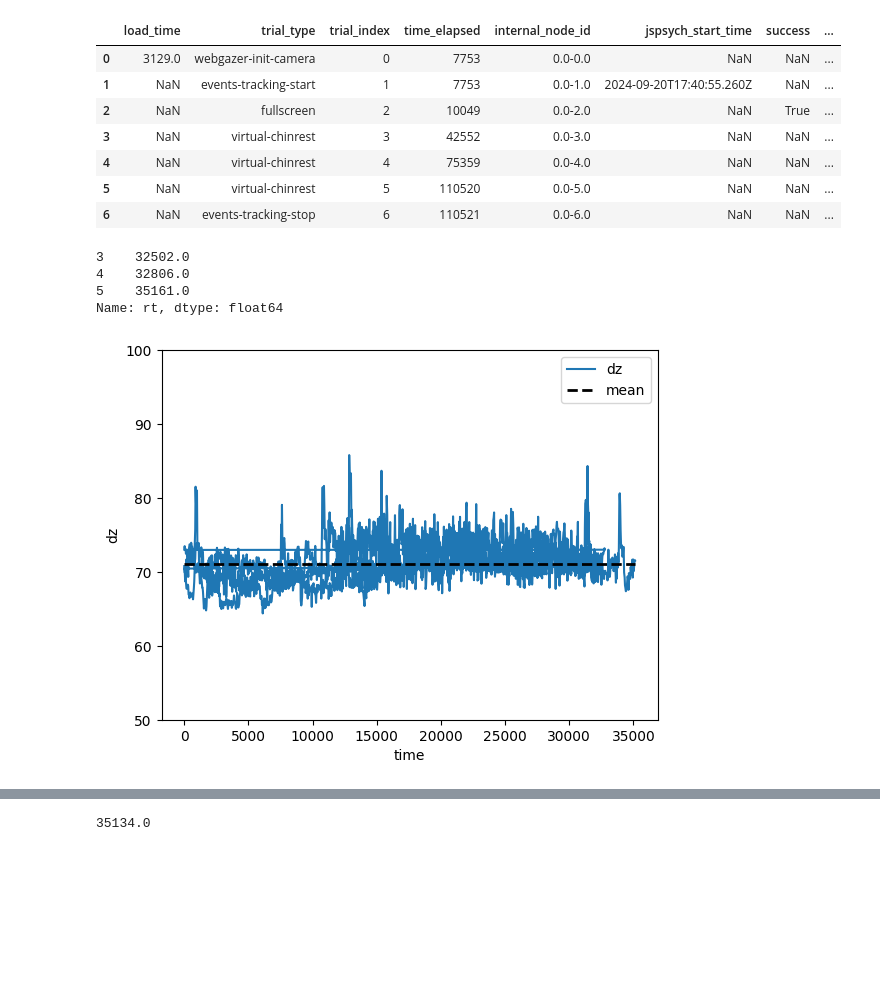
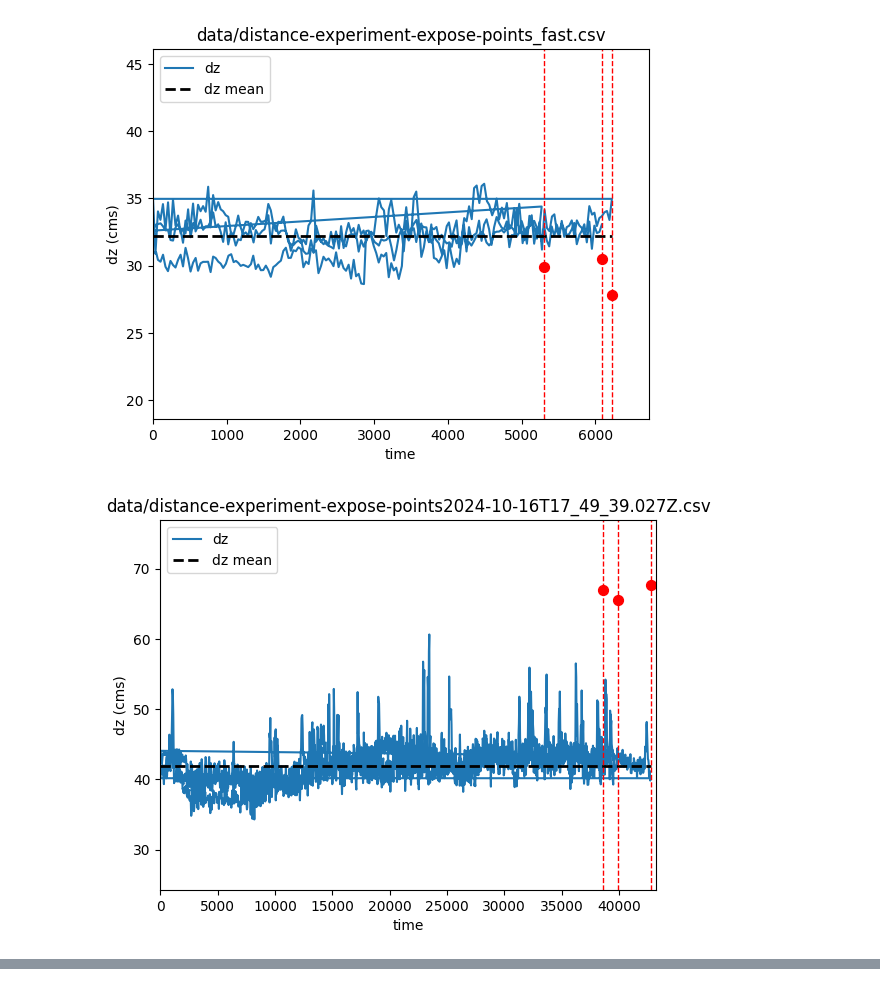
Before and after one commit to agustin-penas/wg-DataAnalysis, a Jupyter notebook: analysis.ipynb, the cells around one changed output, grey strips where cells are left out. Saved outputs shown, nothing was run; the diff lists cells and outputs as text; code cells hidden in the pictures; blank space fills up the shorter version.

```diff
--- a/analysis.ipynb
+++ b/analysis.ipynb
@@ -9,12 +15 @@ import matplotlib.pyplot as plt
-# %%
-df = pd.read_csv('data/distance-experiment-expose-points_1.csv')
-# %% [output]
-|  | load_time | trial_type | trial_index | time_elapsed | internal_node_id | jspsych_start_time | success | ... |
-| 0 | 3129.0 | webgazer-init-camera | 0 | 7753 | 0.0-0.0 | NaN | NaN | ... |
-| 1 | NaN | events-tracking-start | 1 | 7753 | 0.0-1.0 | 2024-09-20T17:40:55.260Z | NaN | ... |
-| 2 | NaN | fullscreen | 2 | 10049 | 0.0-2.0 | NaN | True | ... |
-| 3 | NaN | virtual-chinrest | 3 | 42552 | 0.0-3.0 | NaN | NaN | ... |
-| 4 | NaN | virtual-chinrest | 4 | 75359 | 0.0-4.0 | NaN | NaN | ... |
-| 5 | NaN | virtual-chinrest | 5 | 110520 | 0.0-5.0 | NaN | NaN | ... |
-| 6 | NaN | events-tracking-stop | 6 | 110521 | 0.0-6.0 | NaN | NaN | ... |
 # %%
@@ -34,22 +25,47 @@ df_webgazer = pd.concat(dfs)
-# %%
-df_virtual_chin = df[~df['view_dist_mm'].isna()]
-df_virtual_chin.loc[:, ['view_dist_centimeters']] = df[~df['view_dist_mm'].isna()]['view_dist_mm'] / 10
-# df_virtual_chin[['time_elapsed','view_dist_centimeters']].plot.scatter(x='time_elapsed', y='view_dist_centimeters')
-df_virtual_chin['rt']
-# %% [output]
-3    32502.0
-4    32806.0
-5    35161.0
-Name: rt, dtype: float64
 # %%
-df_webgazer = df_webgazer.astype({"dz":float, "t":float})
-df_webgazer.plot(x='t', y='dz')
-plt.xlabel("time")
-plt.ylabel("dz")
-plt.ylim(50,100)
-plt.hlines(df_webgazer['dz'].mean(), df_webgazer['t'].min(), df_webgazer['t'].max(),color='k', linestyle='--', lw=2, label='mean')
-# plt.vlines(5000, 50, 100)
-plt.legend()
-plt.show()
+files = Path("./data").glob("*.csv")
+
+for file in files:
+    if "distance" in str(file):
+        df = pd.read_csv(file)
+        df_webgazer = generate_webgazer_dataframe(df)
+
+        df_virtual_chin = df[~df["view_dist_mm"].isna()]
+        df_virtual_chin.loc[:, ["view_dist_centimeters"]] = (
+            df[~df["view_dist_mm"].isna()]["view_dist_mm"] / 10
+        )
+        (
+            df_virtual_chin["rt"].reset_index(drop=True),
+            df_webgazer.groupby("trial")["t"].max(),
+        )
+
+        df_webgazer = df_webgazer.astype({"dz": float, "t": float})
+        df_webgazer.plot(x="t", y="dz")
+        plt.xlabel("time")
+        plt.ylabel("dz (cms)")
+        plt.xlim(0, df_webgazer["t"].max() + 500)
+        plt.hlines(
+            df_webgazer["dz"].mean(),
+            df_webgazer["t"].min(),
+            df_webgazer["t"].max(),
+            color="k",
+            linestyle="--",
+            lw=2,
+            label="dz mean",
+        )
+        for virtual_chin_time, virtual_chin_distance in zip(
+            df_virtual_chin["rt"], df_virtual_chin["view_dist_centimeters"]
+        ):
+            plt.axvline(virtual_chin_time, color="red", linestyle="--", lw=1)
+            plt.scatter(virtual_chin_time, virtual_chin_distance, s=50, color="red")
+            plt.ylim(
+                min(df_webgazer["dz"].min(), virtual_chin_distance) - 10,
+                max(virtual_chin_distance, df_webgazer["dz"].max()) + 10,
+            )
+
+        plt.title(file)
+        plt.legend(loc="upper left")
+        plt.show()
 # %% [output]
-[figure, old version]
+[figure, new version]
+[figure, added]
@@ -56,4 +74,0 @@ plt.show()
-# %%
-df_webgazer['t'].max()
-# %% [output]
-35134.0
```
Also changed, not shown: parts of 20 cells of this notebook.
